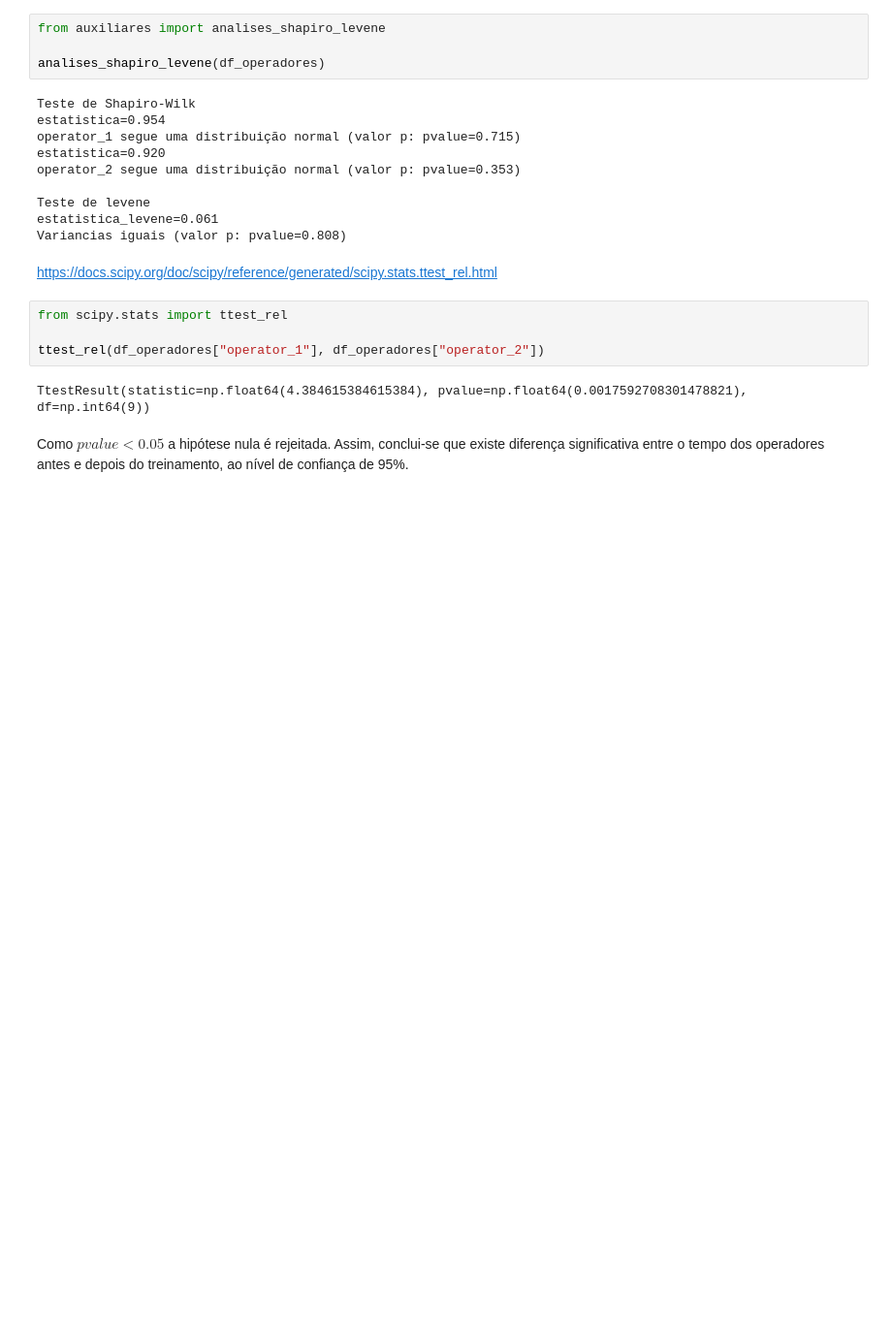
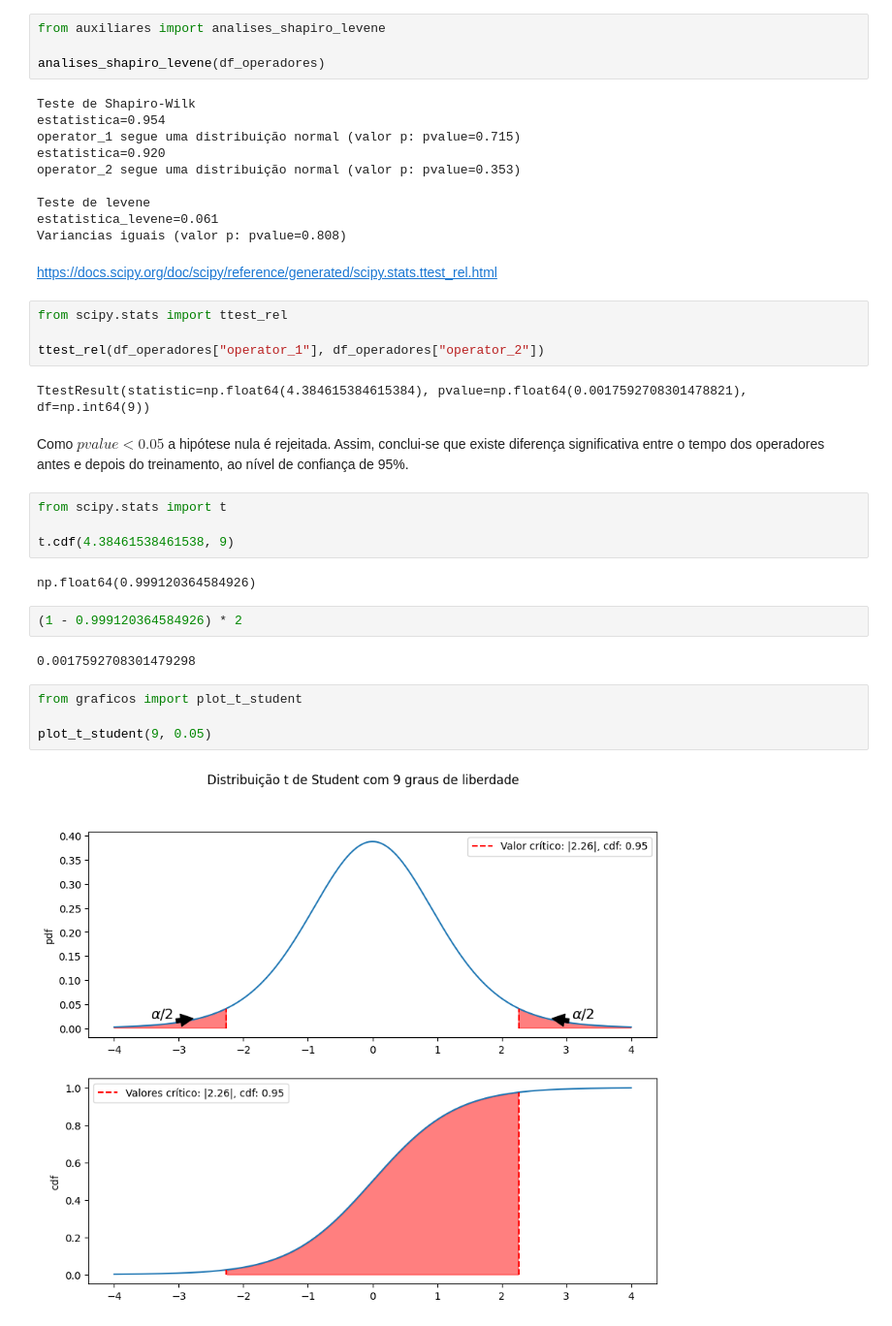
Before and after one commit to PauloViniciusR/Estatistica_dados, a Jupyter notebook: Estatistica_Inferencial/08_testes_hipoteses_parametricos_t_student_duas_amostras_pareadas.ipynb, the cells around one changed output. Shown at 97% size. Cells and saved outputs as stored; diff of their text form; blank space fills up the shorter version.

```diff
--- a/Estatistica_Inferencial/08_testes_hipoteses_parametricos_t_student_duas_amostras_pareadas.ipynb
+++ b/Estatistica_Inferencial/08_testes_hipoteses_parametricos_t_student_duas_amostras_pareadas.ipynb
@@ -104,3 +104,19 @@ ttest_rel(df_operadores["operator_1"], df_operadores["operator_2"])
 TtestResult(statistic=np.float64(4.384615384615384), pvalue=np.float64(0.0017592708301478821), df=np.int64(9))
 # %% [markdown]
 Como $pvalue < 0.05$ a hipótese nula é rejeitada. Assim, conclui-se que existe diferença significativa entre o tempo dos operadores antes e depois do treinamento, ao nível de confiança de 95%.
+# %%
+from scipy.stats import t
+
+t.cdf(4.38461538461538, 9)
+# %% [output]
+np.float64(0.999120364584926)
+# %%
+(1 - 0.999120364584926) * 2
+# %% [output]
+0.0017592708301479298
+# %%
+from graficos import plot_t_student
+
+plot_t_student(9, 0.05)
+# %% [output]
+[figure, added]
```
